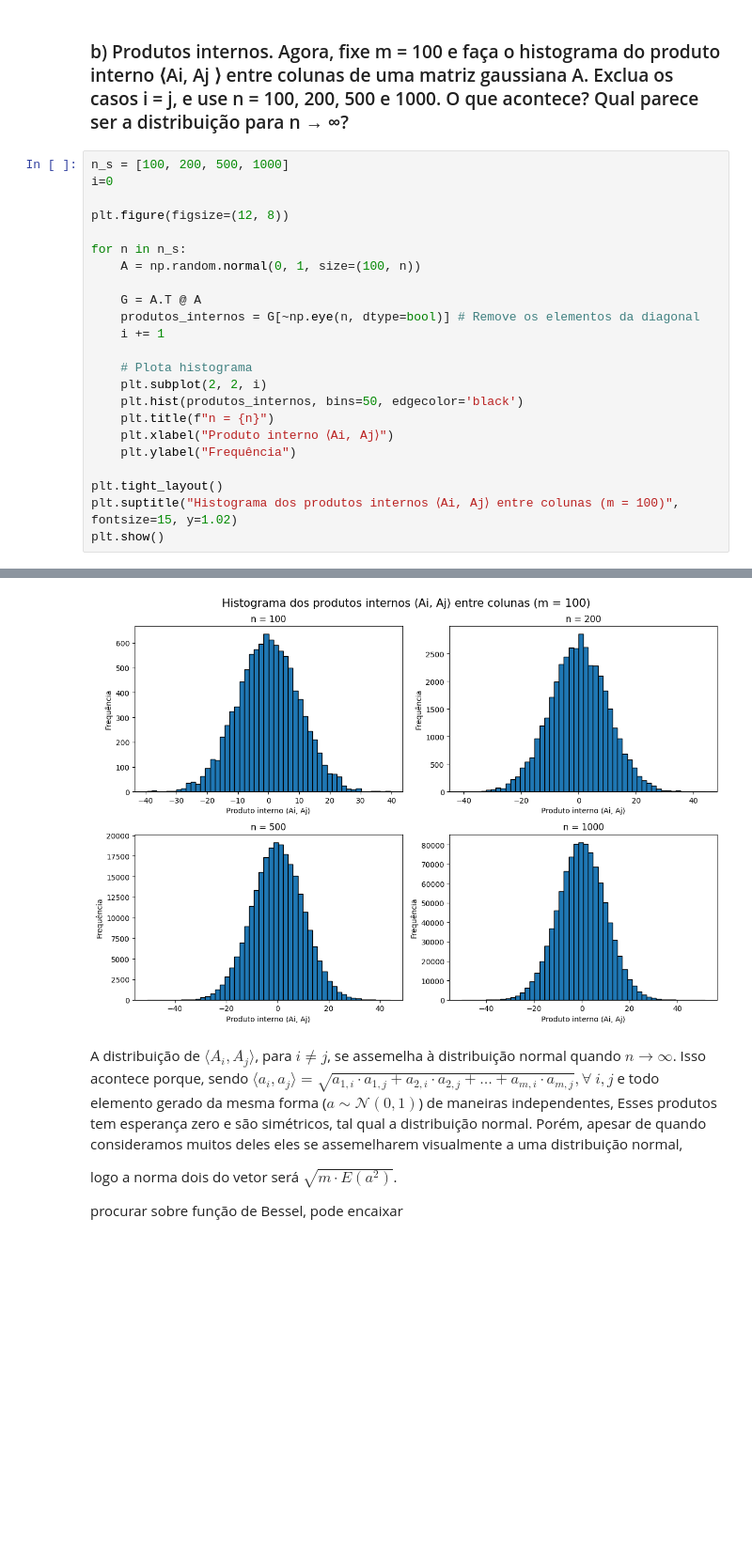
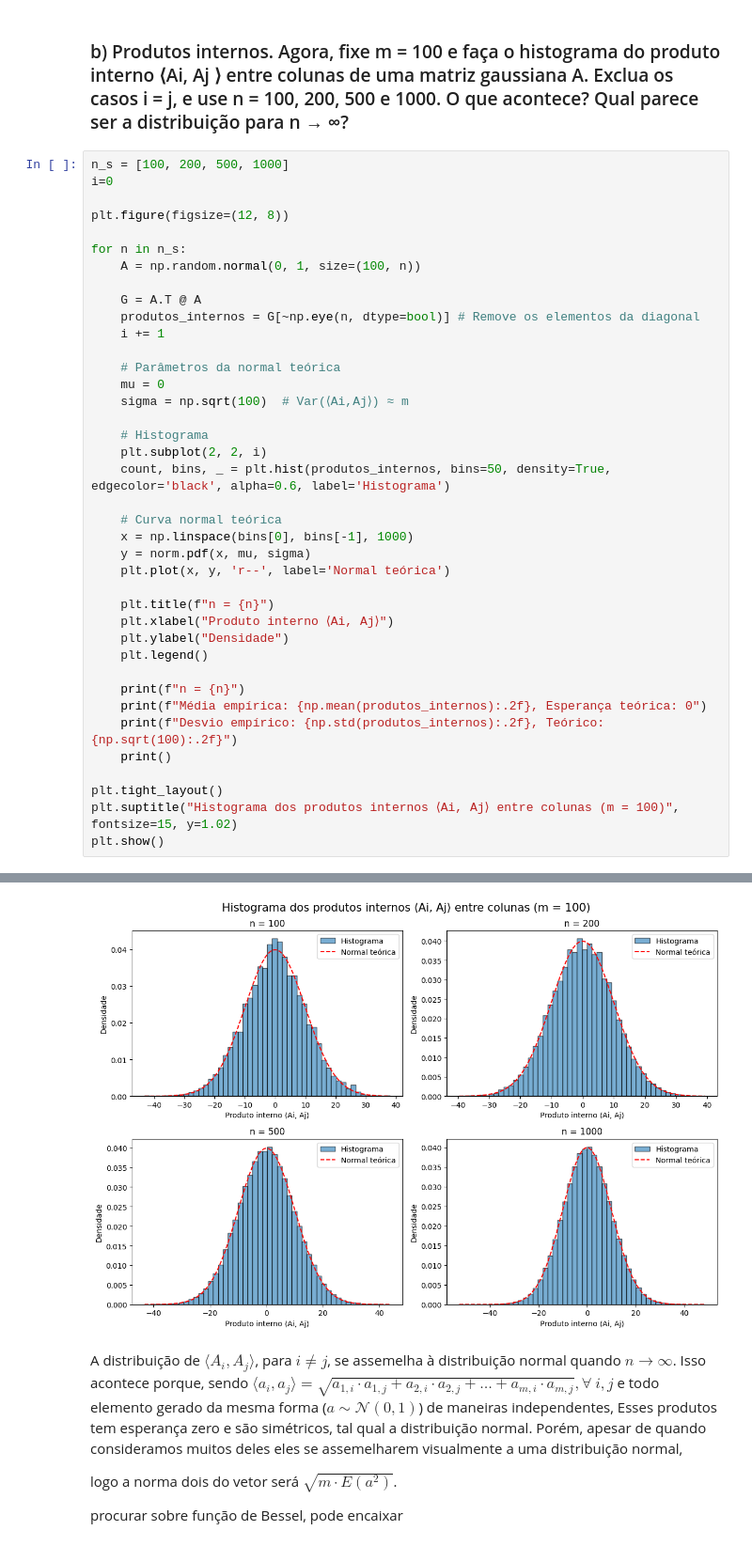
Before and after one commit to Ferreira17k/aln-projeto4, a Jupyter notebook: aln-bruno-elisa.ipynb, the cells around one changed output, grey strips where cells are left out. Shown at 94% size. Drawn from its saved outputs; the diff is of its cells as text; blank space fills up the shorter version.

```diff
--- a/aln-bruno-elisa.ipynb
+++ b/aln-bruno-elisa.ipynb
@@ -60,12 +60,28 @@ for n in n_s:
     produtos_internos = G[~np.eye(n, dtype=bool)] # Remove os elementos da diagonal
     i += 1
 
-    # Plota histograma
+    # Parâmetros da normal teórica
+    mu = 0
+    sigma = np.sqrt(100)  # Var(⟨Ai,Aj⟩) ≈ m
+
+    # Histograma
     plt.subplot(2, 2, i)
-    plt.hist(produtos_internos, bins=50, edgecolor='black')
+    count, bins, _ = plt.hist(produtos_internos, bins=50, density=True, edgecolor='black', alpha=0.6, label='Histograma')
+
+    # Curva normal teórica
+    x = np.linspace(bins[0], bins[-1], 1000)
+    y = norm.pdf(x, mu, sigma)
+    plt.plot(x, y, 'r--', label='Normal teórica')
+
     plt.title(f"n = {n}")
     plt.xlabel("Produto interno ⟨Ai, Aj⟩")
-    plt.ylabel("Frequência")
+    plt.ylabel("Densidade")
+    plt.legend()
+
+    print(f"n = {n}")
+    print(f"Média empírica: {np.mean(produtos_internos):.2f}, Esperança teórica: 0")
+    print(f"Desvio empírico: {np.std(produtos_internos):.2f}, Teórico: {np.sqrt(100):.2f}")
+    print()
 
 plt.tight_layout()
 plt.suptitle("Histograma dos produtos internos ⟨Ai, Aj⟩ entre colunas (m = 100)", fontsize=15, y=1.02)
@@ -74,4 +105,4 @@ plt.show()
-[figure, old version]
+[figure, new version]
 # %% [markdown]
 A distribuição de $\langle A_i, A_j \rangle$, para $i \ne j$, se assemelha à distribuição normal quando $n \to \infty$. Isso acontece porque, sendo $\langle a_i, a_j \rangle = \sqrt{a_{1,i} \cdot a_{1,j} + a_{2,i} \cdot a_{2,j} + \dots + a_{m,i} \cdot a_{m,j}}, \forall \  i, j$ e todo elemento gerado da mesma forma ($a \sim \mathcal{N}(0, 1)$) de maneiras independentes, Esses produtos tem esperança zero e são simétricos, tal qual a distribuição normal. Porém, apesar de quando consideramos muitos deles eles se assemelharem visualmente a uma distribuição normal,
 
```
Also changed, not shown: parts of 6 cells of this notebook.
